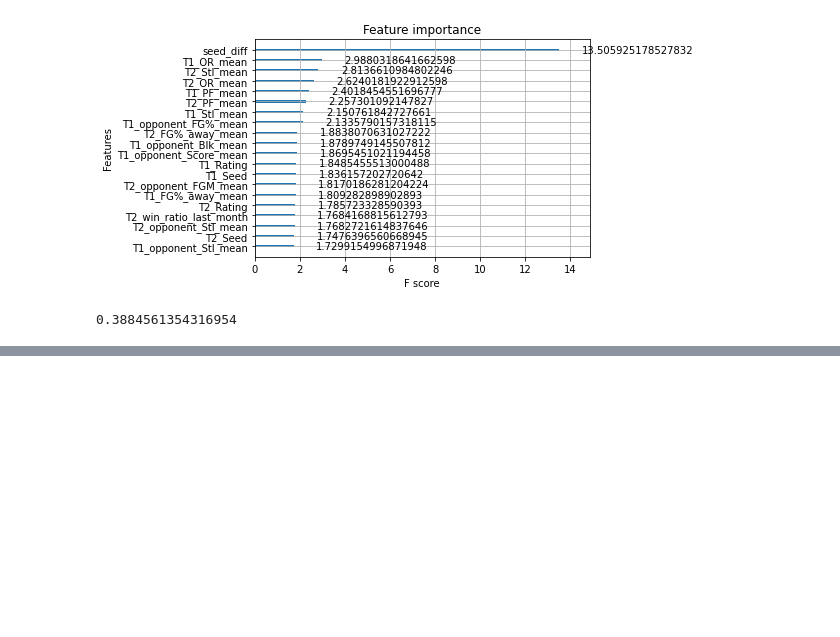
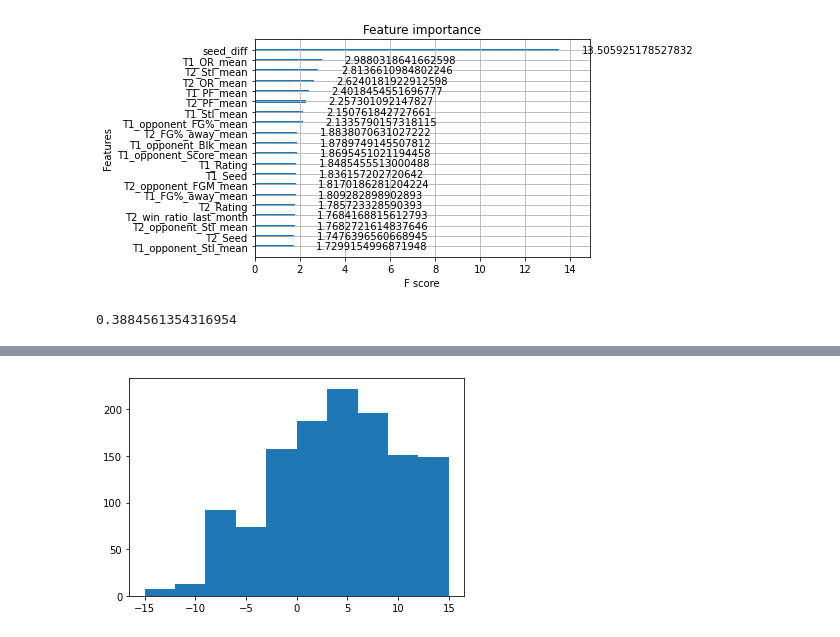
Before and after one commit to skowronskid/March-Machine-Learning-Mania-2023, a Jupyter notebook: modelling.ipynb, the cells around one changed output, grey strips where cells are left out. Cells and saved outputs as stored; diff of their text form; code cells hidden in the pictures; blank space fills up the shorter version.

```diff
--- a/modelling.ipynb
+++ b/modelling.ipynb
@@ -176,0 +184,5 @@ mean_squared_error(np.max(proba_W, axis=1), y_test_W)
+# %%
+plt.hist(M_full[M_full['win'] == 0]['seed_diff'])
+plt.show()
+# %% [output]
+[figure, added]
```
Also changed, not shown: parts of 9 cells of this notebook.
